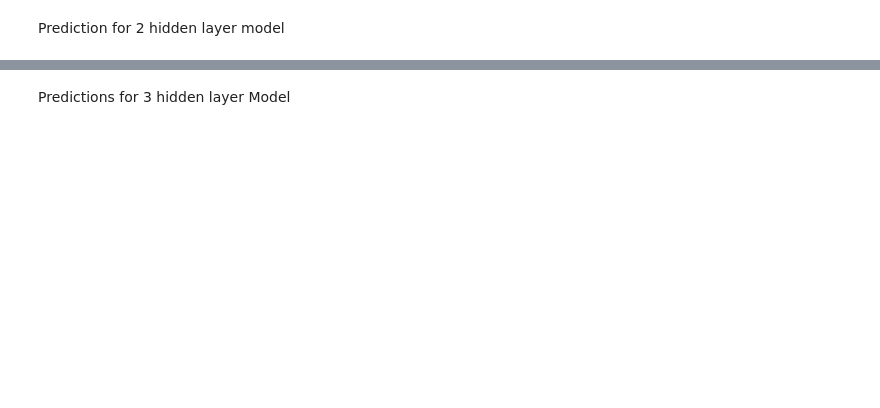
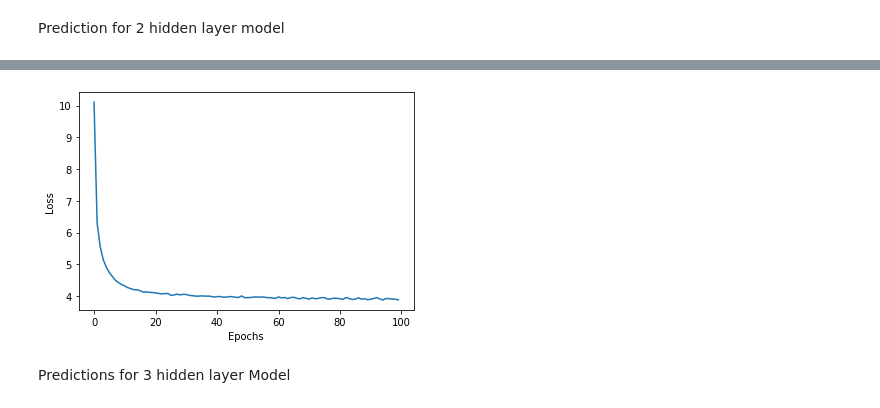
Before and after one commit to shivam-kislay/ATMTransaction, a Jupyter notebook: ShivamKislayAssignment.ipynb, the cells around one changed output, grey strips where cells are left out. Cells and saved outputs as stored; diff of their text form; code cells hidden in the pictures; blank space fills up the shorter version.

```diff
--- a/ShivamKislayAssignment.ipynb
+++ b/ShivamKislayAssignment.ipynb
@@ -290,3 +333,10 @@ plt.show()
+# %%
+plt.plot(range(100), model2.loss)
+plt.xlabel('Epochs')
+plt.ylabel('Loss')
+plt.show()
+# %% [output]
+[figure, added]
 # %% [markdown]
 Predictions for 3 hidden layer Model
 # %%
```
Also changed, not shown: parts of 11 cells of this notebook.
